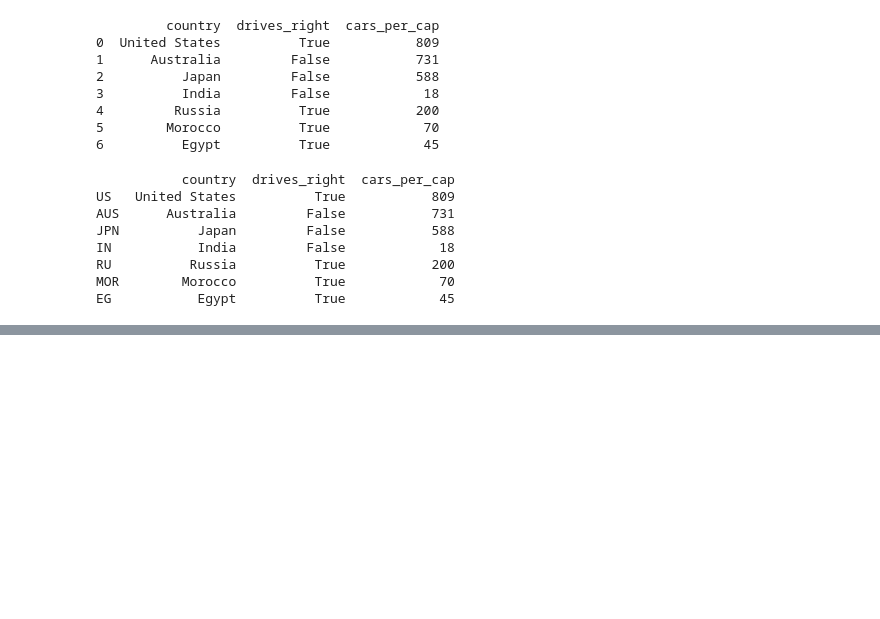
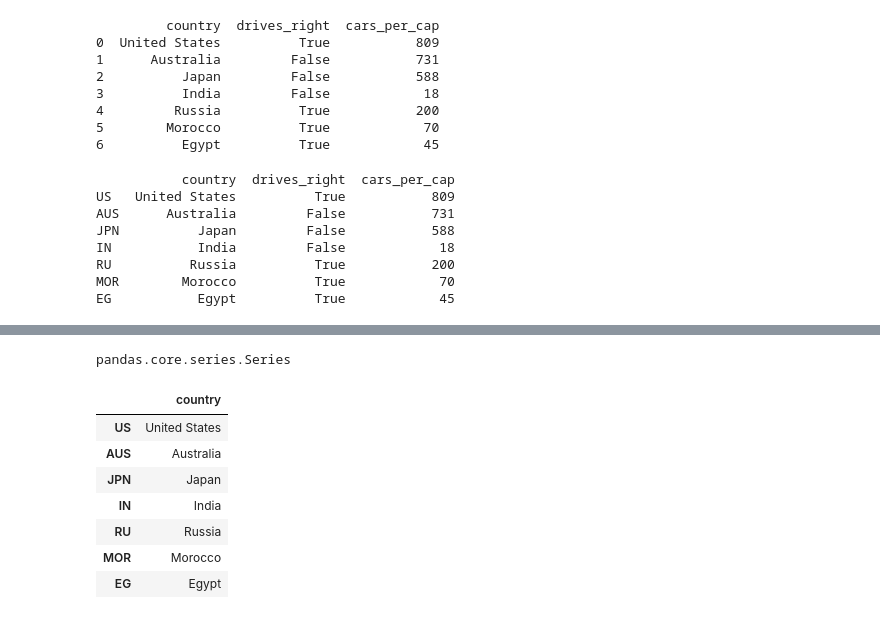
Before and after one commit to AllisonOdette0901/Phyton-Notas, a Jupyter notebook: IntroPhyton.ipynb, the cells around one changed output, grey strips where cells are left out. Saved outputs shown, nothing was run; the diff lists cells and outputs as text; code cells hidden in the pictures; blank space fills up the shorter version.

```diff
--- a/IntroPhyton.ipynb
+++ b/IntroPhyton.ipynb
@@ -555,0 +570,16 @@ EG           Egypt          True            45
+# %%
+type(cars["country"])
+# %% [output]
+pandas.core.series.Series
+# %%
+# Esto si es un DataFrame
+cars[["country"]]
+# %% [output]
+|  | country |
+| US | United States |
+| AUS | Australia |
+| JPN | Japan |
+| IN | India |
+| RU | Russia |
+| MOR | Morocco |
+| EG | Egypt |
```
Also changed, not shown: parts of 16 cells of this notebook.
